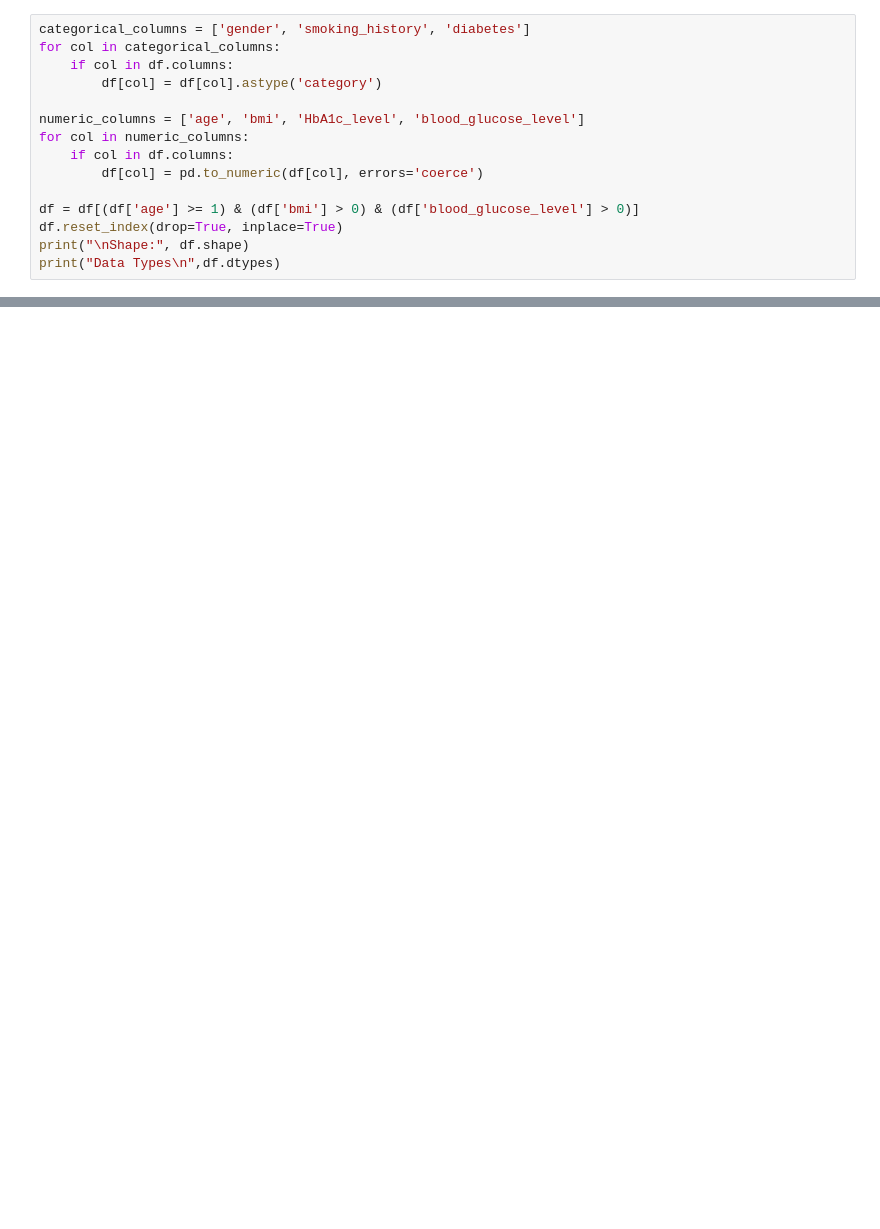
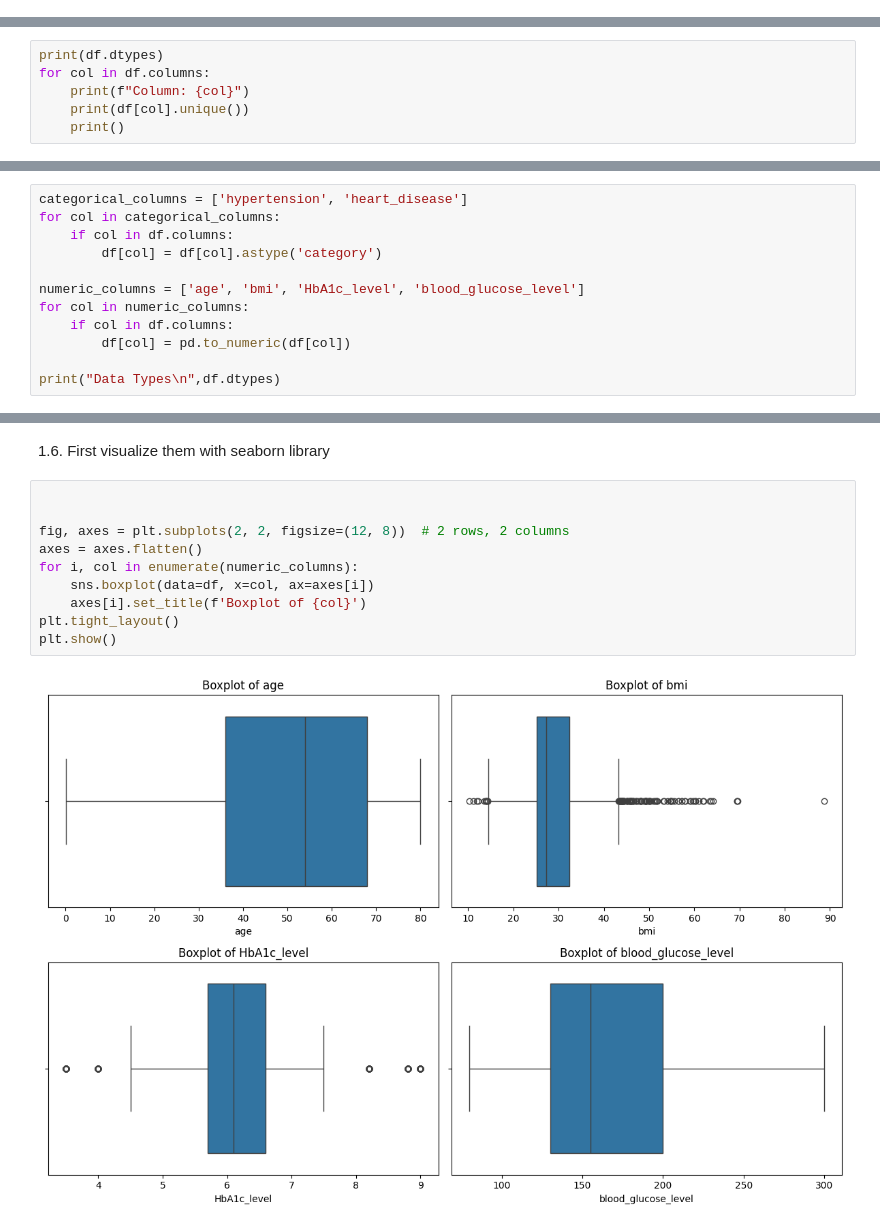
Before and after one commit to Suthfan/diabetes-prediction, a Jupyter notebook: Diabetes.ipynb, the cells around one changed output, grey strips where cells are left out. Drawn from its saved outputs; the diff is of its cells as text; blank space fills up the shorter version.

```diff
--- a/Diabetes.ipynb
+++ b/Diabetes.ipynb
@@ -51,15 +0,0 @@ Managing category and numeric values
-# %%
-categorical_columns = ['gender', 'smoking_history', 'diabetes']
-for col in categorical_columns:
-    if col in df.columns:
-        df[col] = df[col].astype('category')
-
-numeric_columns = ['age', 'bmi', 'HbA1c_level', 'blood_glucose_level']
-for col in numeric_columns:
-    if col in df.columns:
-        df[col] = pd.to_numeric(df[col], errors='coerce')
-
-df = df[(df['age'] >= 1) & (df['bmi'] > 0) & (df['blood_glucose_level'] > 0)]
-df.reset_index(drop=True, inplace=True)
-print("\nShape:", df.shape)
-print("Data Types\n",df.dtypes)
@@ -78,0 +78,6 @@ dtype: object
+# %%
+print(df.dtypes)
+for col in df.columns:
+    print(f"Column: {col}")
+    print(df[col].unique())
+    print()
@@ -78,0 +109,12 @@ dtype: object
+# %%
+categorical_columns = ['hypertension', 'heart_disease']
+for col in categorical_columns:
+    if col in df.columns:
+        df[col] = df[col].astype('category')
+
+numeric_columns = ['age', 'bmi', 'HbA1c_level', 'blood_glucose_level']
+for col in numeric_columns:
+    if col in df.columns:
+        df[col] = pd.to_numeric(df[col])
+
+print("Data Types\n",df.dtypes)
@@ -78,0 +145,14 @@ dtype: object
+# %% [markdown]
+1.6. First visualize them with seaborn library
+# %%
+
+
+fig, axes = plt.subplots(2, 2, figsize=(12, 8))  # 2 rows, 2 columns
+axes = axes.flatten()
+for i, col in enumerate(numeric_columns):
+    sns.boxplot(data=df, x=col, ax=axes[i])
+    axes[i].set_title(f'Boxplot of {col}')
+plt.tight_layout()
+plt.show()
+# %% [output]
+[figure, added]
```
Also changed, not shown: parts of 98 cells of this notebook.
